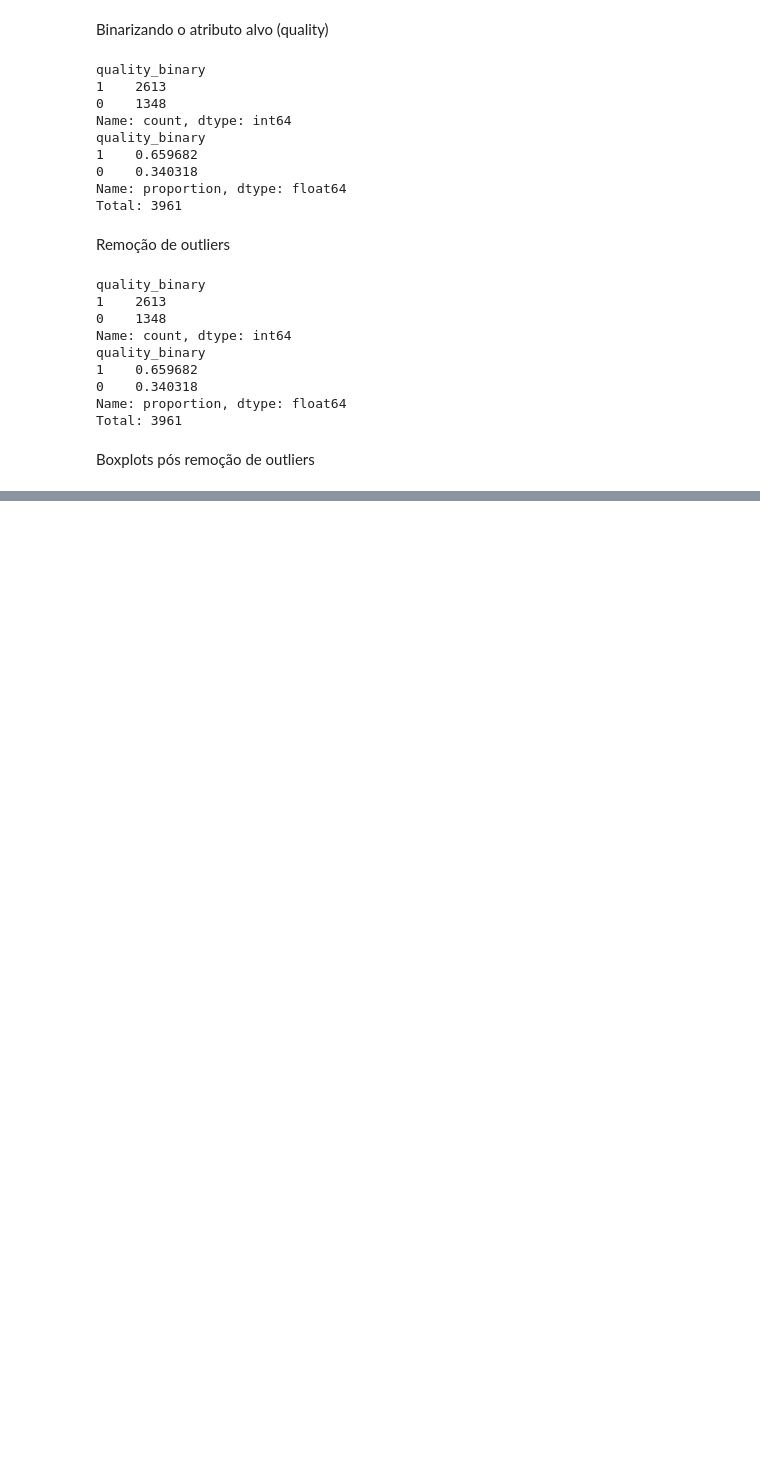
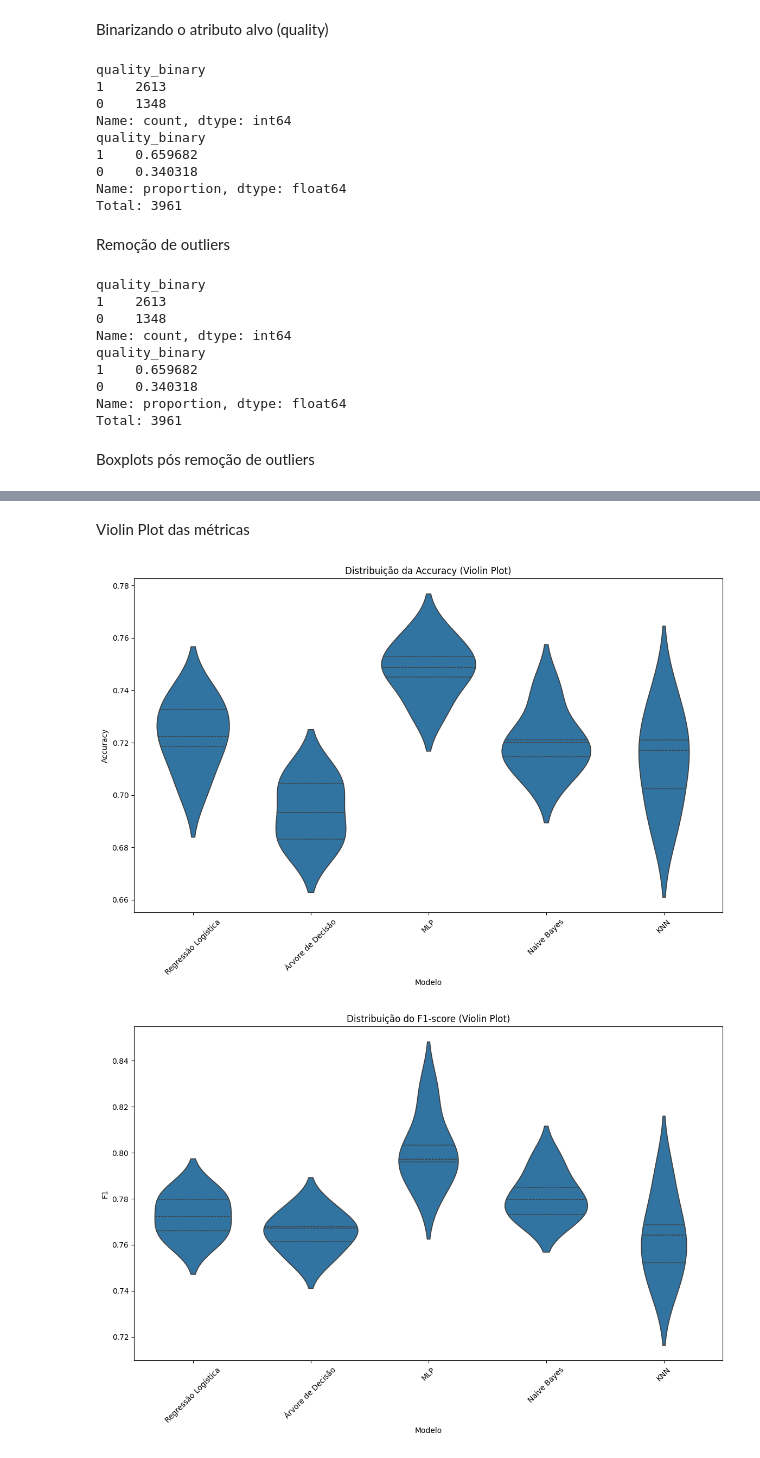
Before and after one commit to BrunoRuschel/Trabalho_ML_pt1, a Jupyter notebook: Cópia_de_Trabalho_Aprendizado_de_Máquina_white.ipynb, the cells around one changed output, grey strips where cells are left out. Cells and saved outputs as stored; diff of their text form; code cells hidden in the pictures; blank space fills up the shorter version.

```diff
--- a/Cópia_de_Trabalho_Aprendizado_de_Máquina_white.ipynb
+++ b/Cópia_de_Trabalho_Aprendizado_de_Máquina_white.ipynb
@@ -352,0 +409,37 @@ avaliar_modelo(modelo_nb)
+# %% [markdown]
+Violin Plot das métricas
+# %%
+# VIOLIN PLOTS PARA TODAS AS MÉTRICAS
+
+plt.figure(figsize=(14, 8))
+sns.violinplot(data=df_scores, x="Modelo", y="Accuracy", inner="quartile")
+plt.title("Distribuição da Accuracy (Violin Plot)")
+plt.xticks(rotation=45)
+plt.show()
+
+plt.figure(figsize=(14, 8))
+sns.violinplot(data=df_scores, x="Modelo", y="F1", inner="quartile")
+plt.title("Distribuição do F1-score (Violin Plot)")
+plt.xticks(rotation=45)
+plt.show()
+
+plt.figure(figsize=(14, 8))
+sns.violinplot(data=df_scores, x="Modelo", y="Precision", inner="quartile")
+plt.title("Distribuição da Precisão (Violin Plot)")
+plt.xticks(rotation=45)
+plt.show()
+
+plt.figure(figsize=(14, 8))
+sns.violinplot(data=df_scores, x="Modelo", y="Recall", inner="quartile")
+plt.title("Distribuição do Recall (Violin Plot)")
+plt.xticks(rotation=45)
+plt.show()
+
+plt.figure(figsize=(14, 8))
+sns.violinplot(data=df_scores, x="Modelo", y="Roc_Auc", inner="quartile")
+plt.title("Distribuição do ROC AUC (Violin Plot)")
+plt.xticks(rotation=45)
+plt.show()
+# %% [output]
+[figure, added]
+[figure, added]
```
Also changed, not shown: parts of 33 cells of this notebook.
